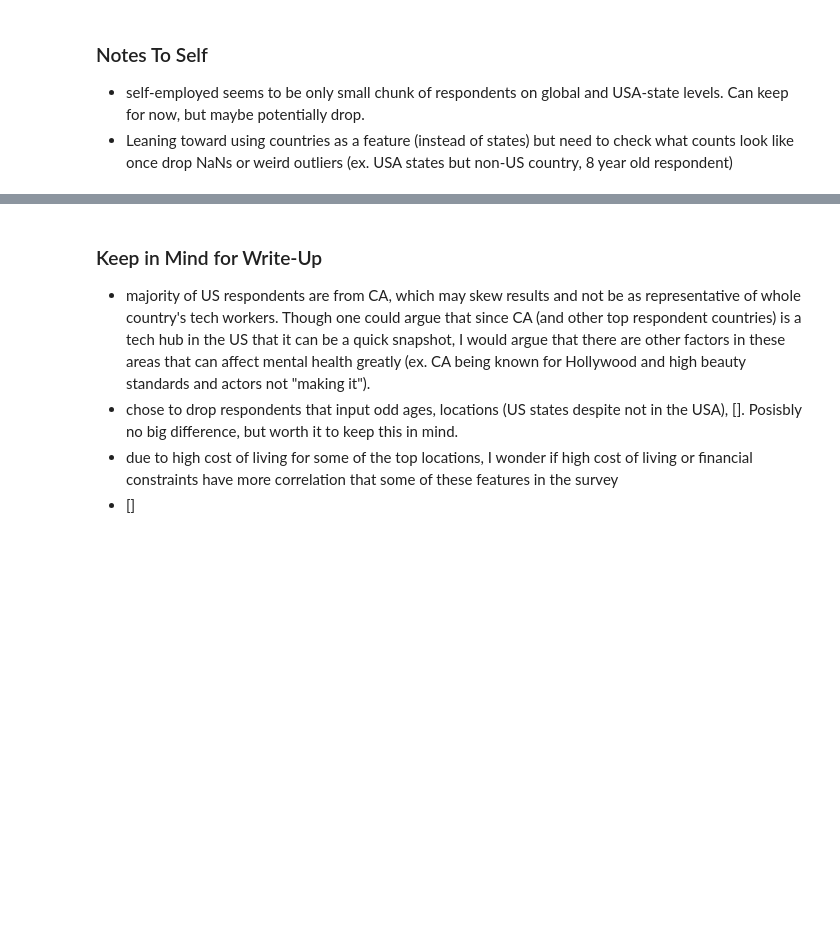
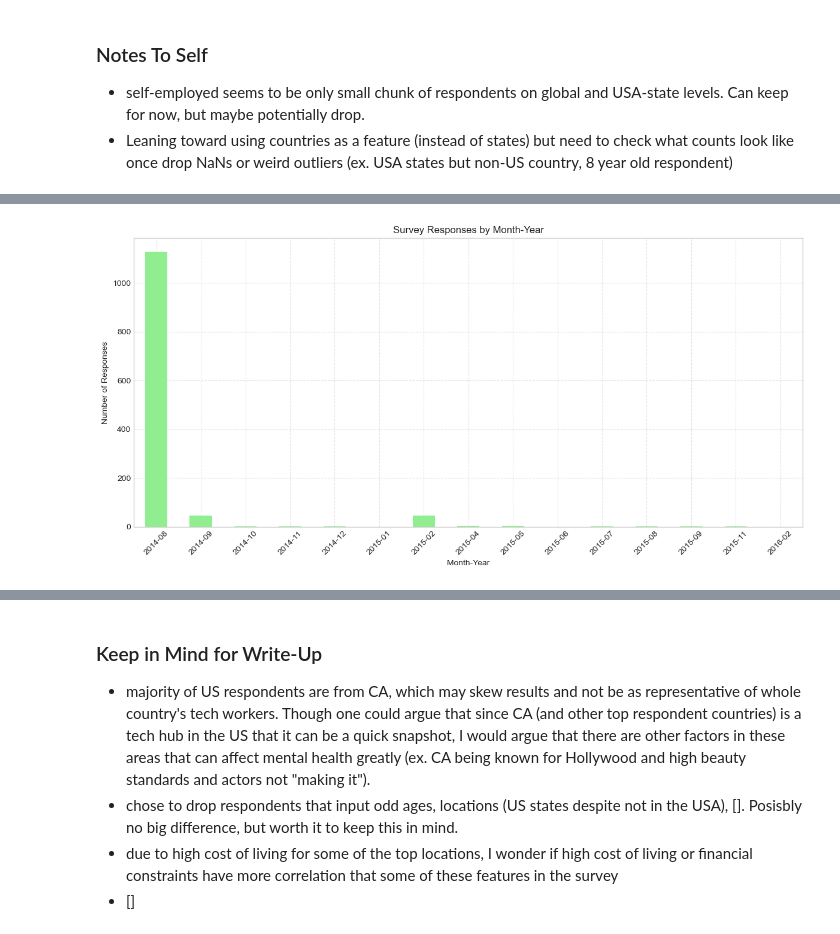
Before and after one commit to aseeds10/MHealthWorkplace-Tech, a Jupyter notebook: Notebooks/01_Explore.ipynb, the cells around one changed output, grey strips where cells are left out. Cells and saved outputs as stored; diff of their text form; code cells hidden in the pictures; blank space fills up the shorter version.

```diff
--- a/Notebooks/01_Explore.ipynb
+++ b/Notebooks/01_Explore.ipynb
@@ -642,0 +727,14 @@ print(f"Rows after removing outliers: {survey_df_clean.shape[0]}")
+# %%
+# month-year distrib viz
+# Count the number of responses per month-year
+survey_df_clean['Month-Year'].value_counts().sort_index().plot(kind='bar', figsize=(12, 6), color='lightgreen')
+
+plt.title('Survey Responses by Month-Year')
+plt.xlabel('Month-Year')
+plt.ylabel('Number of Responses')
+plt.xticks(rotation=45)
+plt.grid(True, linestyle='--', alpha=0.5)
+plt.tight_layout()
+plt.show()
+# %% [output]
+[figure, added]
```
Also changed, not shown: parts of 24 cells of this notebook.
